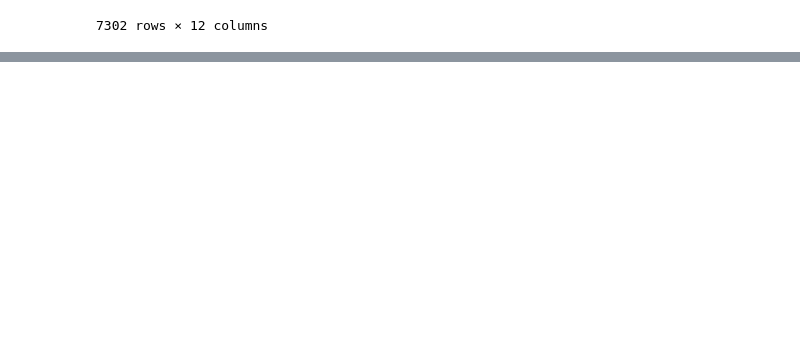
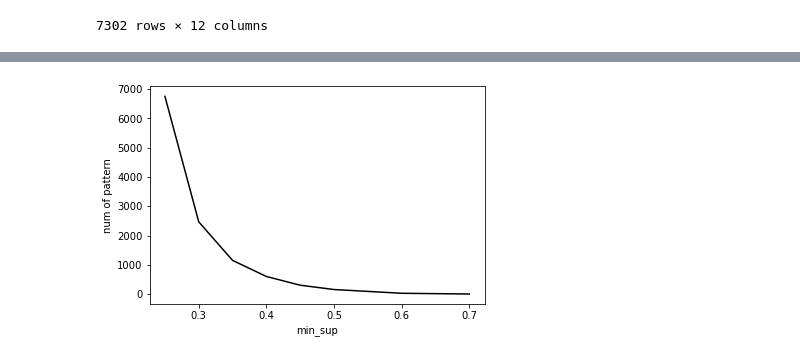
Before and after one commit to chasezcz/Persona, a Jupyter notebook: notebooks/dataPrepare.ipynb, the cells around one changed output, grey strips where cells are left out. Cells and saved outputs as stored; diff of their text form; code cells hidden in the pictures; blank space fills up the shorter version.

```diff
--- a/notebooks/dataPrepare.ipynb
+++ b/notebooks/dataPrepare.ipynb
@@ -300,0 +348,16 @@ sessionDFF.to_csv("../data/dataset/session.csv", encoding="utf-8")
+# %%
+import matplotlib.pyplot as plt
+
+fig = plt.figure()
+
+ax = fig.add_subplot(1, 1, 1)
+
+x = [0.7,0.6,0.5,0.45,0.4,0.35,0.3,0.25]
+y = [10,35,163,310,608,1157,2472,6752]
+
+plt.xlabel("min_sup")
+plt.ylabel("num of pattern")
+ax.plot(x, y, color='black')
+plt.savefig('../data/pngs/minsup.jpg')
+# %% [output]
+[figure, added]
```
Also changed, not shown: parts of 6 cells of this notebook, 7 other files.
